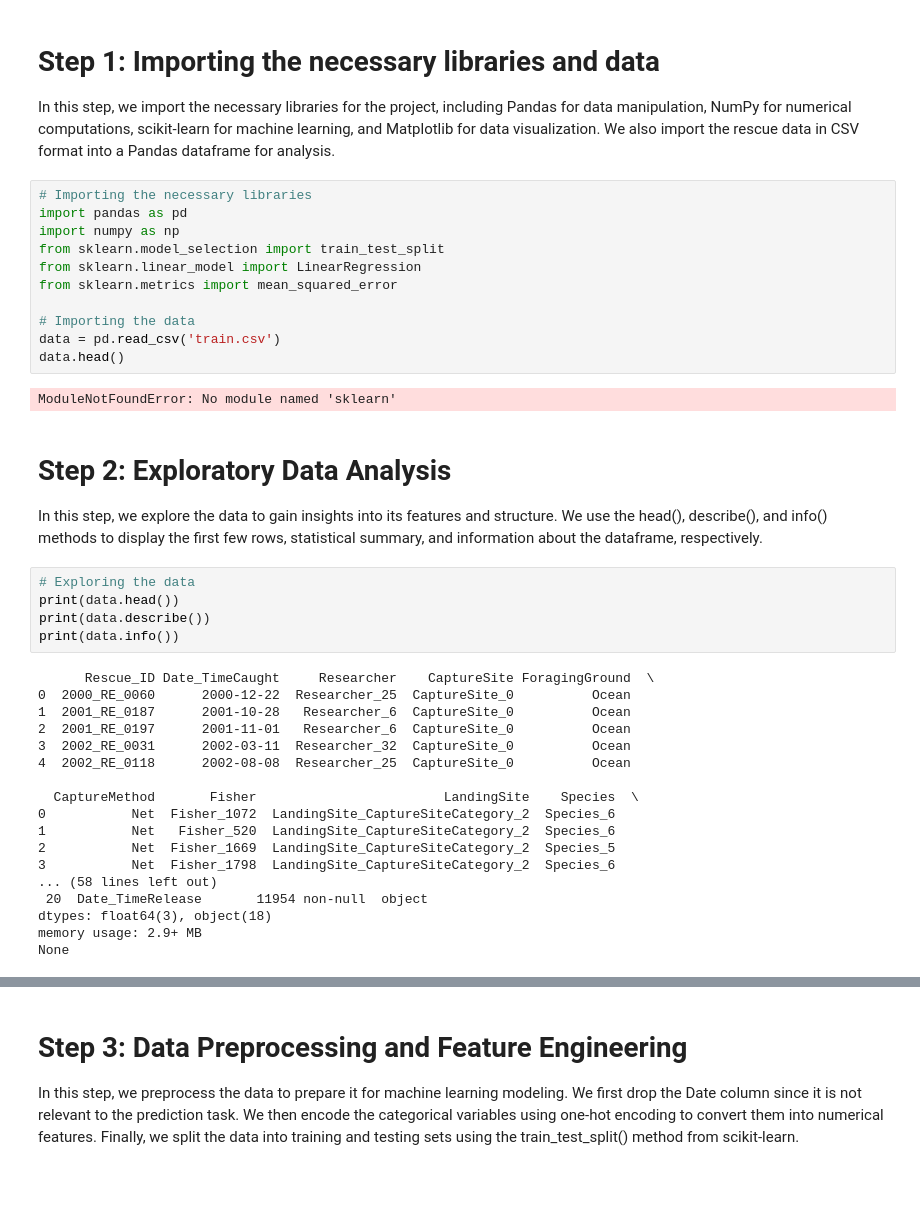
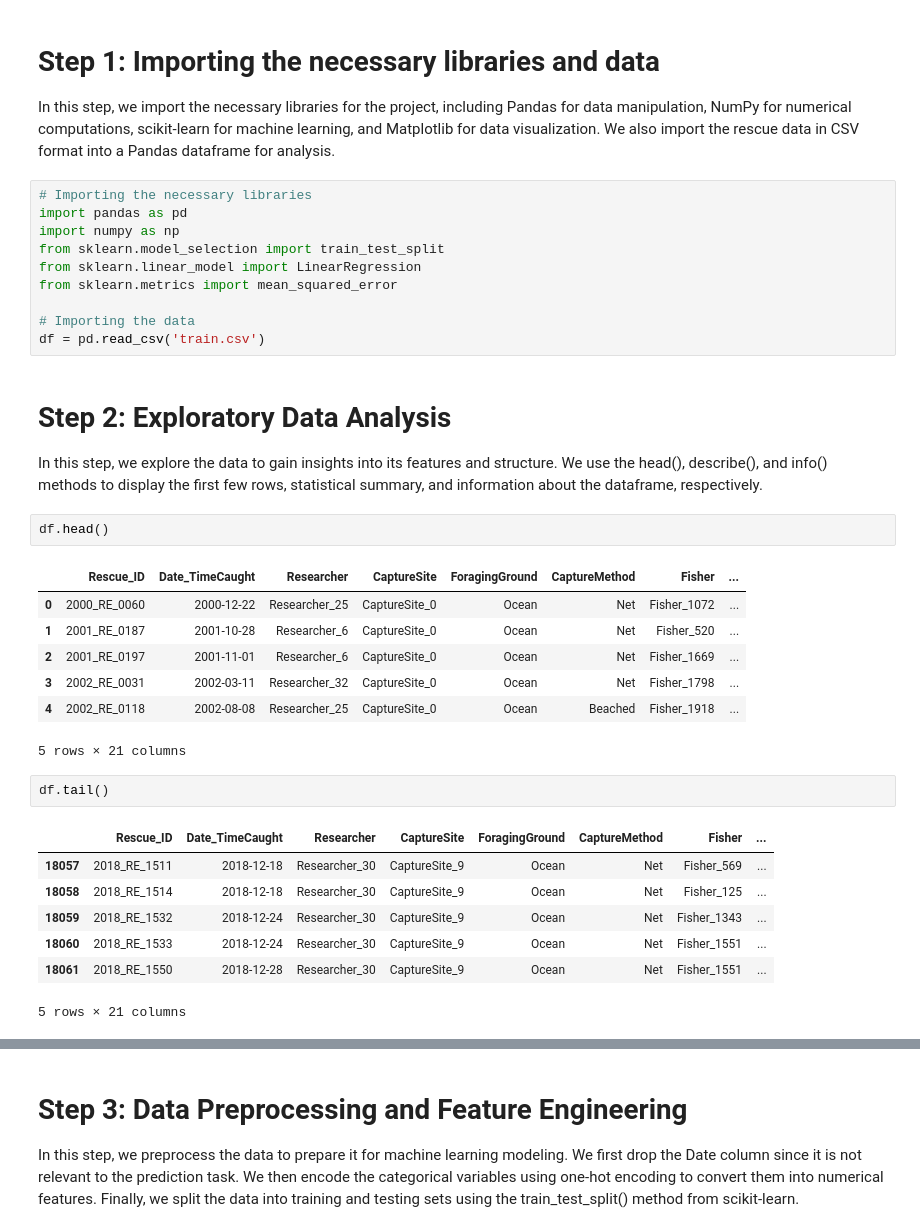
Before and after one commit to King-georges/Turtle-Rescue-Forecast-, a Jupyter notebook: Turtle Rescue Forecast Challenge starter notebook.ipynb, the cells around one changed output, grey strips where cells are left out. Saved outputs shown, nothing was run; the diff lists cells and outputs as text; blank space fills up the shorter version.

```diff
--- a/Turtle Rescue Forecast Challenge starter notebook.ipynb
+++ b/Turtle Rescue Forecast Challenge starter notebook.ipynb
@@ -12,33 +12,27 @@ from sklearn.linear_model import LinearRegression
 from sklearn.metrics import mean_squared_error
 
 # Importing the data
-data = pd.read_csv('train.csv')
-data.head()
+df = pd.read_csv('train.csv')
-# %% [output]
-ModuleNotFoundError: No module named 'sklearn'
 # %% [markdown]
 # Step 2: Exploratory Data Analysis
 In this step, we explore the data to gain insights into its features and structure. We use the head(), describe(), and info() methods to display the first few rows, statistical summary, and information about the dataframe, respectively.
-# %%
-# Exploring the data
-print(data.head())
-print(data.describe())
-print(data.info())
-# %% [output]
-      Rescue_ID Date_TimeCaught     Researcher    CaptureSite ForagingGround  \
-0  2000_RE_0060      2000-12-22  Researcher_25  CaptureSite_0          Ocean
-1  2001_RE_0187      2001-10-28   Researcher_6  CaptureSite_0          Ocean
-2  2001_RE_0197      2001-11-01   Researcher_6  CaptureSite_0          Ocean
-3  2002_RE_0031      2002-03-11  Researcher_32  CaptureSite_0          Ocean
-4  2002_RE_0118      2002-08-08  Researcher_25  CaptureSite_0          Ocean
-
-  CaptureMethod       Fisher                        LandingSite    Species  \
-0           Net  Fisher_1072  LandingSite_CaptureSiteCategory_2  Species_6
-1           Net   Fisher_520  LandingSite_CaptureSiteCategory_2  Species_6
-2           Net  Fisher_1669  LandingSite_CaptureSiteCategory_2  Species_5
-3           Net  Fisher_1798  LandingSite_CaptureSiteCategory_2  Species_6
-... (58 lines left out)
- 20  Date_TimeRelease       11954 non-null  object
-dtypes: float64(3), object(18)
-memory usage: 2.9+ MB
-None
+# %%
+df.head()
+# %% [output]
+|  | Rescue_ID | Date_TimeCaught | Researcher | CaptureSite | ForagingGround | CaptureMethod | Fisher | ... |
+| 0 | 2000_RE_0060 | 2000-12-22 | Researcher_25 | CaptureSite_0 | Ocean | Net | Fisher_1072 | ... |
+| 1 | 2001_RE_0187 | 2001-10-28 | Researcher_6 | CaptureSite_0 | Ocean | Net | Fisher_520 | ... |
+| 2 | 2001_RE_0197 | 2001-11-01 | Researcher_6 | CaptureSite_0 | Ocean | Net | Fisher_1669 | ... |
+| 3 | 2002_RE_0031 | 2002-03-11 | Researcher_32 | CaptureSite_0 | Ocean | Net | Fisher_1798 | ... |
+| 4 | 2002_RE_0118 | 2002-08-08 | Researcher_25 | CaptureSite_0 | Ocean | Beached | Fisher_1918 | ... |
+5 rows × 21 columns
+# %%
+df.tail()
+# %% [output]
+|  | Rescue_ID | Date_TimeCaught | Researcher | CaptureSite | ForagingGround | CaptureMethod | Fisher | ... |
+| 18057 | 2018_RE_1511 | 2018-12-18 | Researcher_30 | CaptureSite_9 | Ocean | Net | Fisher_569 | ... |
+| 18058 | 2018_RE_1514 | 2018-12-18 | Researcher_30 | CaptureSite_9 | Ocean | Net | Fisher_125 | ... |
+| 18059 | 2018_RE_1532 | 2018-12-24 | Researcher_30 | CaptureSite_9 | Ocean | Net | Fisher_1343 | ... |
+| 18060 | 2018_RE_1533 | 2018-12-24 | Researcher_30 | CaptureSite_9 | Ocean | Net | Fisher_1551 | ... |
+| 18061 | 2018_RE_1550 | 2018-12-28 | Researcher_30 | CaptureSite_9 | Ocean | Net | Fisher_1551 | ... |
+5 rows × 21 columns
```
Also changed, not shown: parts of 6 cells of this notebook.
